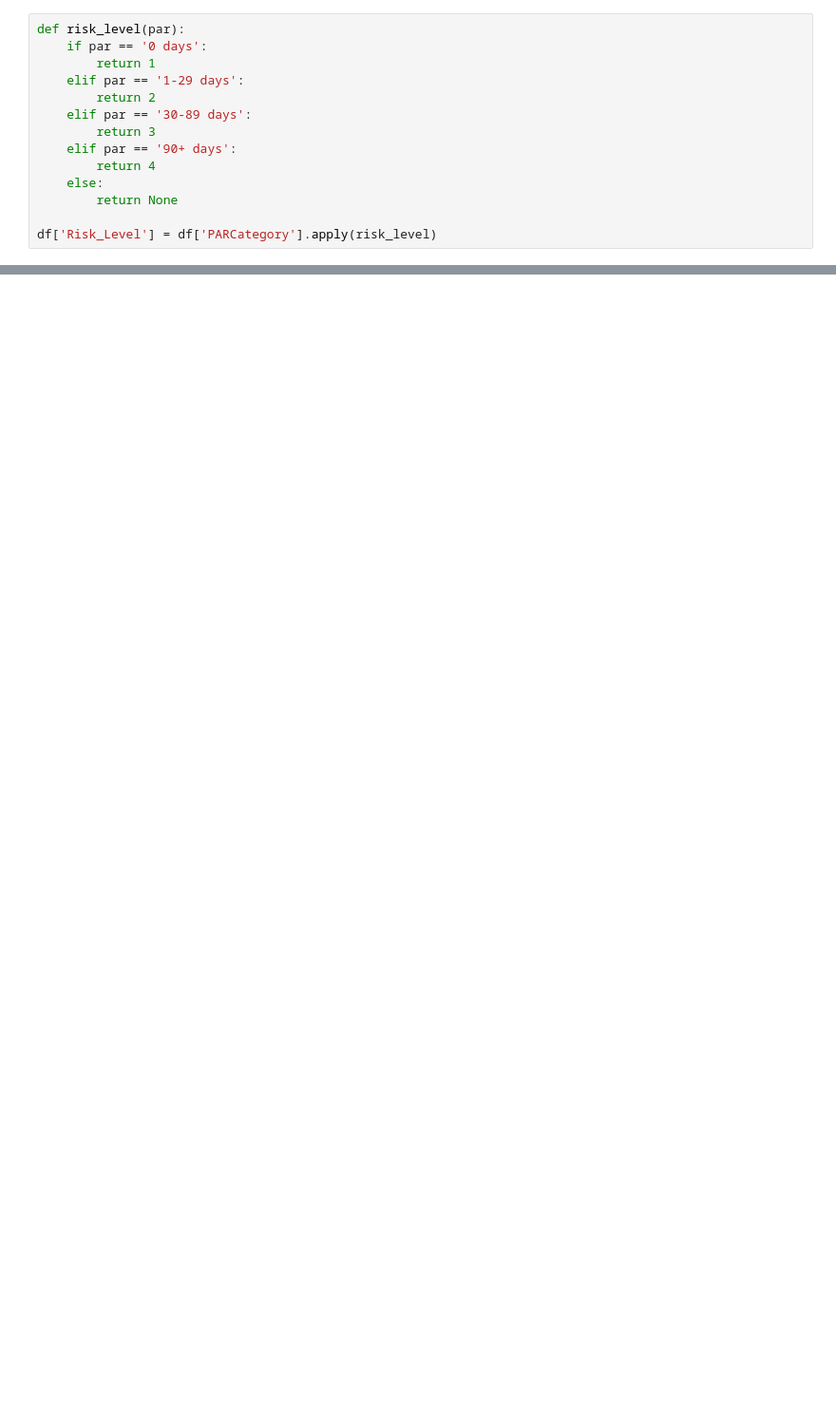
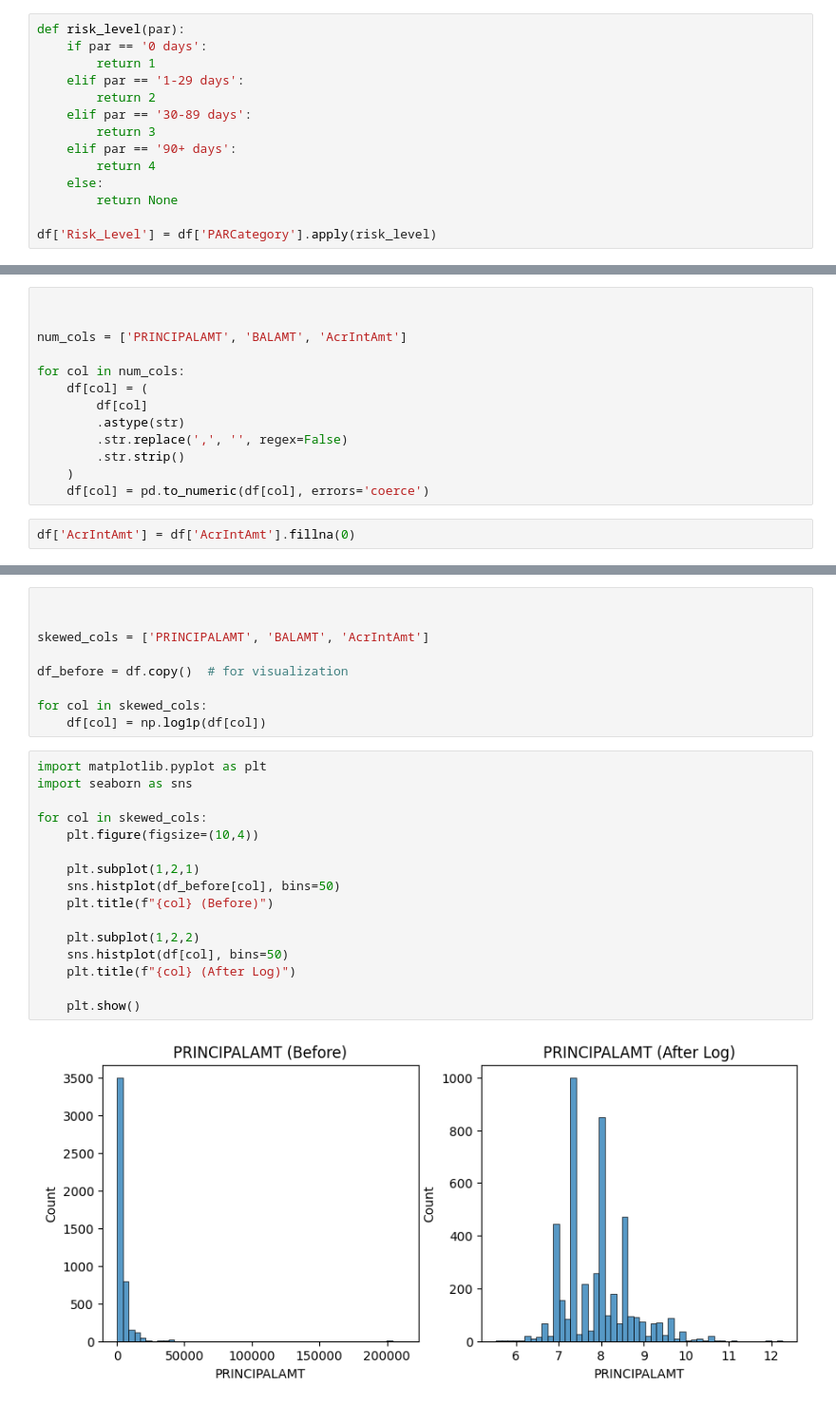
Before and after one commit to Natt2509/Thesis, a Jupyter notebook: Project.ipynb, the cells around one changed output, grey strips where cells are left out. Shown at 95% size. Saved outputs shown, nothing was run; the diff lists cells and outputs as text; blank space fills up the shorter version.

```diff
--- a/Project.ipynb
+++ b/Project.ipynb
@@ -193,0 +191,15 @@ df['Risk_Level'] = df['PARCategory'].apply(risk_level)
+# %%
+
+
+num_cols = ['PRINCIPALAMT', 'BALAMT', 'AcrIntAmt']
+
+for col in num_cols:
+    df[col] = (
+        df[col]
+        .astype(str)
+        .str.replace(',', '', regex=False)
+        .str.strip()
+    )
+    df[col] = pd.to_numeric(df[col], errors='coerce')
+# %%
+df['AcrIntAmt'] = df['AcrIntAmt'].fillna(0)
@@ -193,0 +208,27 @@ df['Risk_Level'] = df['PARCategory'].apply(risk_level)
+# %%
+
+
+skewed_cols = ['PRINCIPALAMT', 'BALAMT', 'AcrIntAmt']
+
+df_before = df.copy()  # for visualization
+
+for col in skewed_cols:
+    df[col] = np.log1p(df[col])
+# %%
+import matplotlib.pyplot as plt
+import seaborn as sns
+
+for col in skewed_cols:
+    plt.figure(figsize=(10,4))
+
+    plt.subplot(1,2,1)
+    sns.histplot(df_before[col], bins=50)
+    plt.title(f"{col} (Before)")
+
+    plt.subplot(1,2,2)
+    sns.histplot(df[col], bins=50)
+    plt.title(f"{col} (After Log)")
+
+    plt.show()
+# %% [output]
+[figure, added]
```
Also changed, not shown: parts of 102 cells of this notebook.
